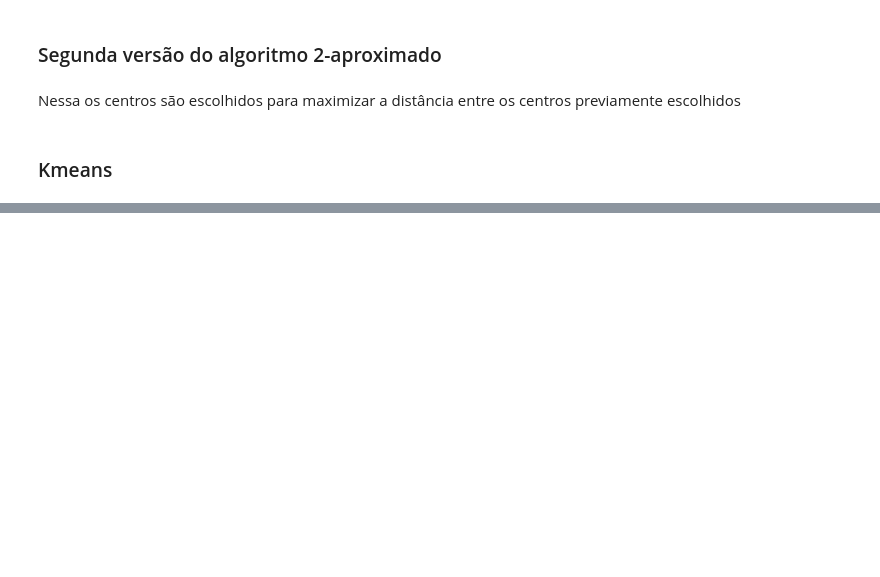
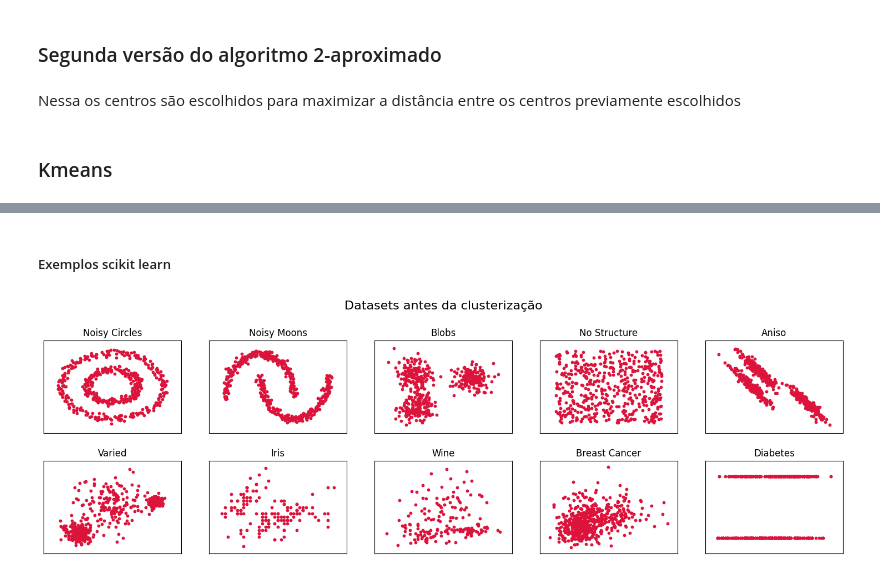
Before and after one commit to beatrizreisgb/TP2ALG2, a Jupyter notebook: src/tp.ipynb, the cells around one changed output, grey strips where cells are left out. Saved outputs shown, nothing was run; the diff lists cells and outputs as text; code cells hidden in the pictures; blank space fills up the shorter version.

```diff
--- a/src/tp.ipynb
+++ b/src/tp.ipynb
@@ -301,0 +399,70 @@ plt.show()
+# %% [markdown]
+##### Exemplos scikit learn
+# %%
+import matplotlib.pyplot as plt
+from sklearn import datasets
+from sklearn.preprocessing import StandardScaler
+import numpy as np
+
+# Load original datasets
+noisy_circles = datasets.make_circles(n_samples=500, factor=0.5, noise=0.05, random_state=30)
+noisy_moons = datasets.make_moons(n_samples=500, noise=0.05, random_state=30)
+blobs = datasets.make_blobs(n_samples=500, random_state=30)
+rng = np.random.RandomState(30)
+no_structure = rng.rand(500, 2), None
+
+# Anisotropicly distributed data
+X, y = datasets.make_blobs(n_samples=500, random_state=170)
+transformation = [[0.6, -0.6], [-0.4, 0.8]]
+X_aniso = np.dot(X, transformation)
+aniso = (X_aniso, y)
+
+# Blobs with varied variances
+varied = datasets.make_blobs(n_samples=500, cluster_std=[1.0, 2.5, 0.5], random_state=170)
+
+# Load new datasets
+iris = datasets.load_iris(return_X_y=True)
+wine = datasets.load_wine(return_X_y=True)
+breast_cancer = datasets.load_breast_cancer(return_X_y=True)
+diabetes = datasets.load_diabetes(return_X_y=True)
+
+# List of datasets and titles
+datasets_list = [
+    noisy_circles, noisy_moons, blobs, no_structure,
+    aniso, varied, iris, wine, breast_cancer, diabetes
+]
+dataset_titles = [
+    'Noisy Circles', 'Noisy Moons', 'Blobs', 'No Structure',
+    'Aniso', 'Varied', 'Iris', 'Wine', 'Breast Cancer', 'Diabetes'
+]
+
+# Plot settings
+n_cols = 5
+n_rows = 2
+fig_size = (4 * n_cols * 0.8, 3 * n_rows * 0.8)
+plt.figure(figsize=fig_size)
+plt.subplots_adjust(
+    left=0.05, right=0.95, bottom=0.05, top=0.85, wspace=0.2, hspace=0.3
+)
+
+plt.suptitle('Datasets antes da clusterização', size=16, y=1.0)
+
+for i, (dataset, title) in enumerate(zip(datasets_list, dataset_titles)):
+    if len(dataset) == 2:
+        X, _ = dataset  # For datasets that return X and y
+    else:
+        X, _ = dataset
+    X = StandardScaler().fit_transform(X)
+
+    plt.subplot(n_rows, n_cols, i + 1)
+    plt.title(title, size=12)
+
+    plt.scatter(X[:, 0], X[:, 1], s=10, color="crimson")
+    plt.xlim(X[:, 0].min() - 0.5, X[:, 0].max() + 0.5)
+    plt.ylim(X[:, 1].min() - 0.5, X[:, 1].max() + 0.5)
+    plt.xticks(())
+    plt.yticks(())
+
+plt.show()
+# %% [output]
+[figure, added]
```
Also changed, not shown: parts of 19 cells of this notebook, 1 other file.
